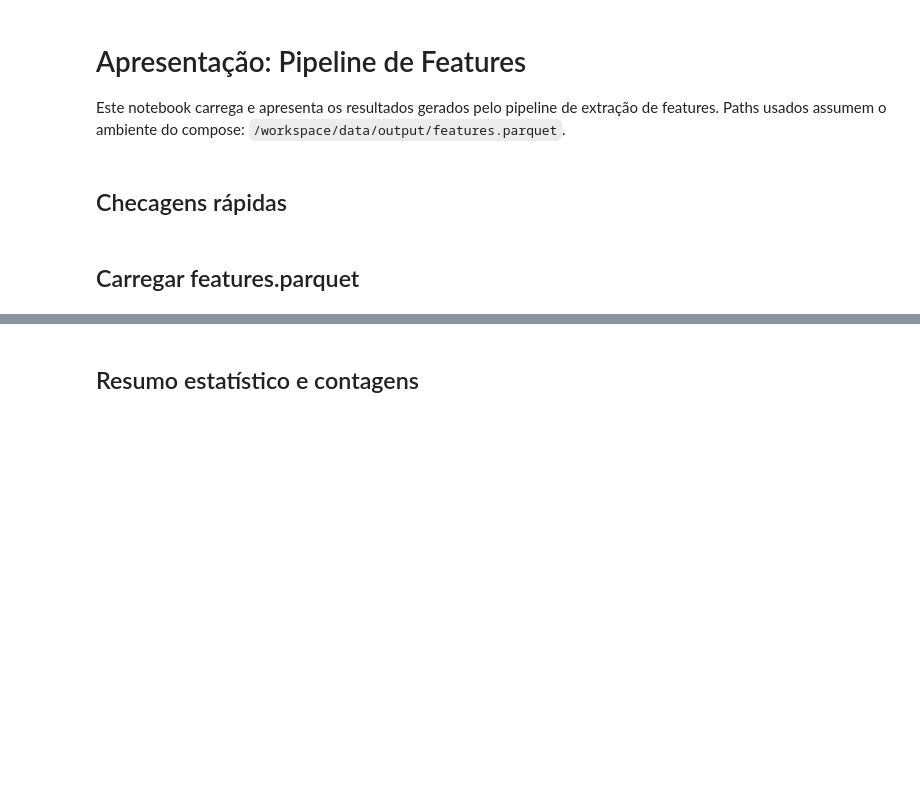
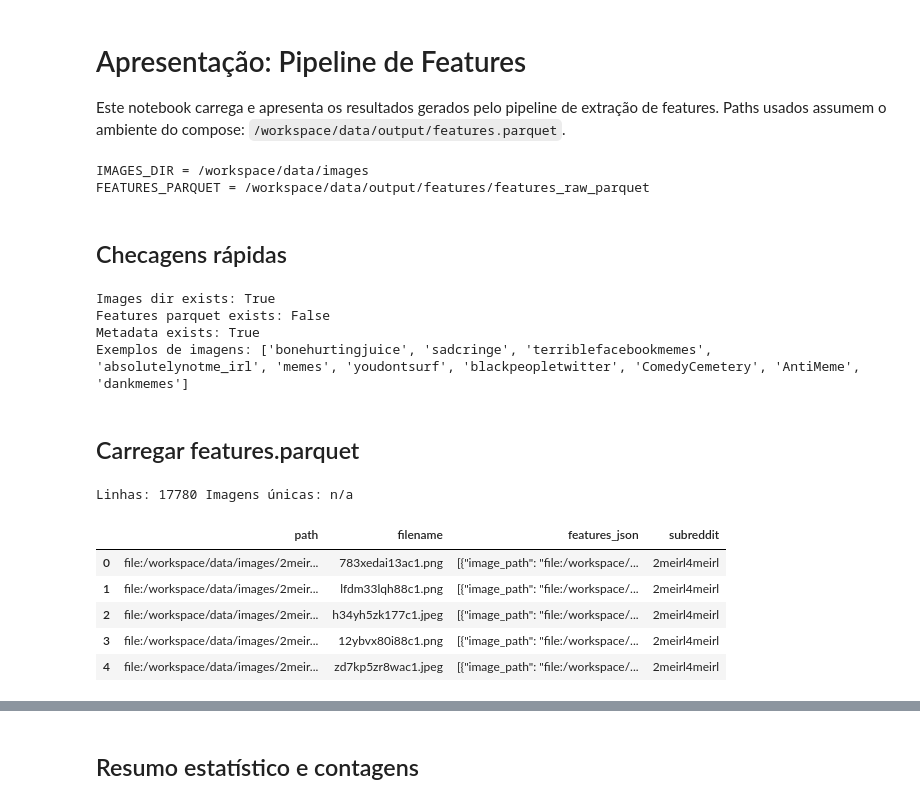
Before and after one commit to ronanpjr/pde-reddit, a Jupyter notebook: notebooks/presentation_pipeline.ipynb, the cells around one changed output, grey strips where cells are left out. Cells and saved outputs as stored; diff of their text form; code cells hidden in the pictures; blank space fills up the shorter version.

```diff
--- a/notebooks/presentation_pipeline.ipynb
+++ b/notebooks/presentation_pipeline.ipynb
@@ -17,10 +17,13 @@ sns.set(style="whitegrid")
 # %%
 # Parâmetros de caminho
 IMAGES_DIR = '/workspace/data/images'
-FEATURES_PARQUET = '/workspace/data/output/features.parquet'
+FEATURES_PARQUET = '/workspace/data/output/features/features_raw_parquet'
 METADATA_PATH = '/workspace/data/metadata_consolidated.csv'
 print('IMAGES_DIR =', IMAGES_DIR)
 print('FEATURES_PARQUET =', FEATURES_PARQUET)
+# %% [output]
+IMAGES_DIR = /workspace/data/images
+FEATURES_PARQUET = /workspace/data/output/features/features_raw_parquet
 # %% [markdown]
 ## Checagens rápidas
 # %%
@@ -32,13 +35,42 @@ print('Metadata exists:', os.path.isfile(METADATA_PATH))
 if os.path.isdir(IMAGES_DIR):
     imgs = os.listdir(IMAGES_DIR)[:10]
     print('Exemplos de imagens:', imgs)
+# %% [output]
+Images dir exists: True
+Features parquet exists: False
+Metadata exists: True
+Exemplos de imagens: ['bonehurtingjuice', 'sadcringe', 'terriblefacebookmemes', 'absolutelynotme_irl', 'memes', 'youdontsurf', 'blackpeopletwitter', 'ComedyCemetery', 'AntiMeme', 'dankmemes']
 # %% [markdown]
 ## Carregar features.parquet
 # %%
-# Carregar com pandas (pyarrow deve estar instalado na imagem)
+import pandas as pd
+import os
+def load_parquet_path(path):
+    try:
+        df = pd.read_parquet(path)
+        return df
+    except Exception as e:
+        if os.path.isdir(path):
+            try:
+                import pyarrow.dataset as ds
+                import pyarrow as pa
+                dataset = ds.dataset(path, format="parquet")
+                table = dataset.to_table()
+                return table.to_pandas()
+            except Exception as e2:
+                raise RuntimeError(f"Failed reading partitioned parquet using pyarrow: {e2}") from e2
+        raise
 try:
-    df = pd.read_parquet(FEATURES_PARQUET)
+    df = load_parquet_path(FEATURES_PARQUET)
     print('Linhas:', len(df), 'Imagens únicas:', df['image_id'].nunique() if 'image_id' in df.columns else 'n/a')
     display(df.head())
 except Exception as e:
     print('Erro ao carregar parquet:', e)
+# %% [output]
+Linhas: 17780 Imagens únicas: n/a
+|  | path | filename | features_json | subreddit |
+| 0 | file:/workspace/data/images/2meir... | 783xedai13ac1.png | [{"image_path": "file:/workspace/... | 2meirl4meirl |
+| 1 | file:/workspace/data/images/2meir... | lfdm33lqh88c1.png | [{"image_path": "file:/workspace/... | 2meirl4meirl |
+| 2 | file:/workspace/data/images/2meir... | h34yh5zk177c1.jpeg | [{"image_path": "file:/workspace/... | 2meirl4meirl |
+| 3 | file:/workspace/data/images/2meir... | 12ybvx80i88c1.png | [{"image_path": "file:/workspace/... | 2meirl4meirl |
+| 4 | file:/workspace/data/images/2meir... | zd7kp5zr8wac1.jpeg | [{"image_path": "file:/workspace/... | 2meirl4meirl |
```
Also changed, not shown: parts of 9 cells of this notebook, 4 other files.
